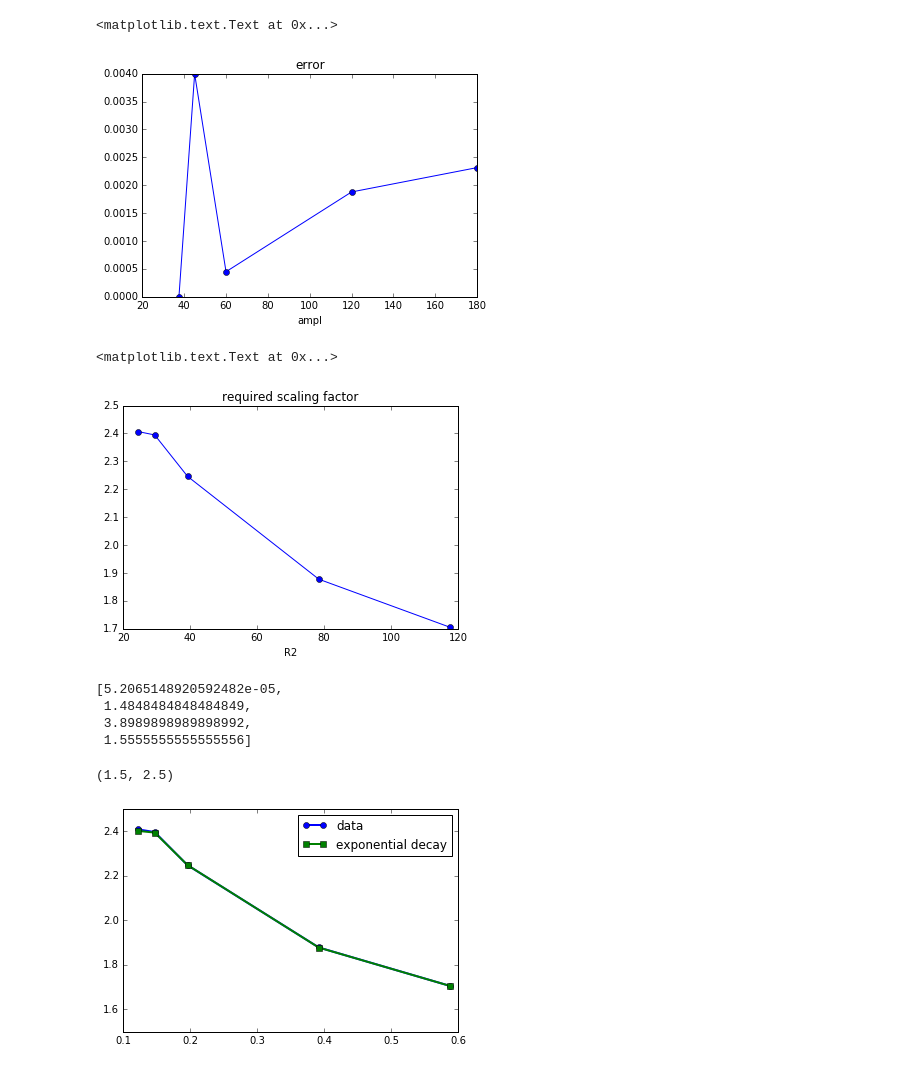
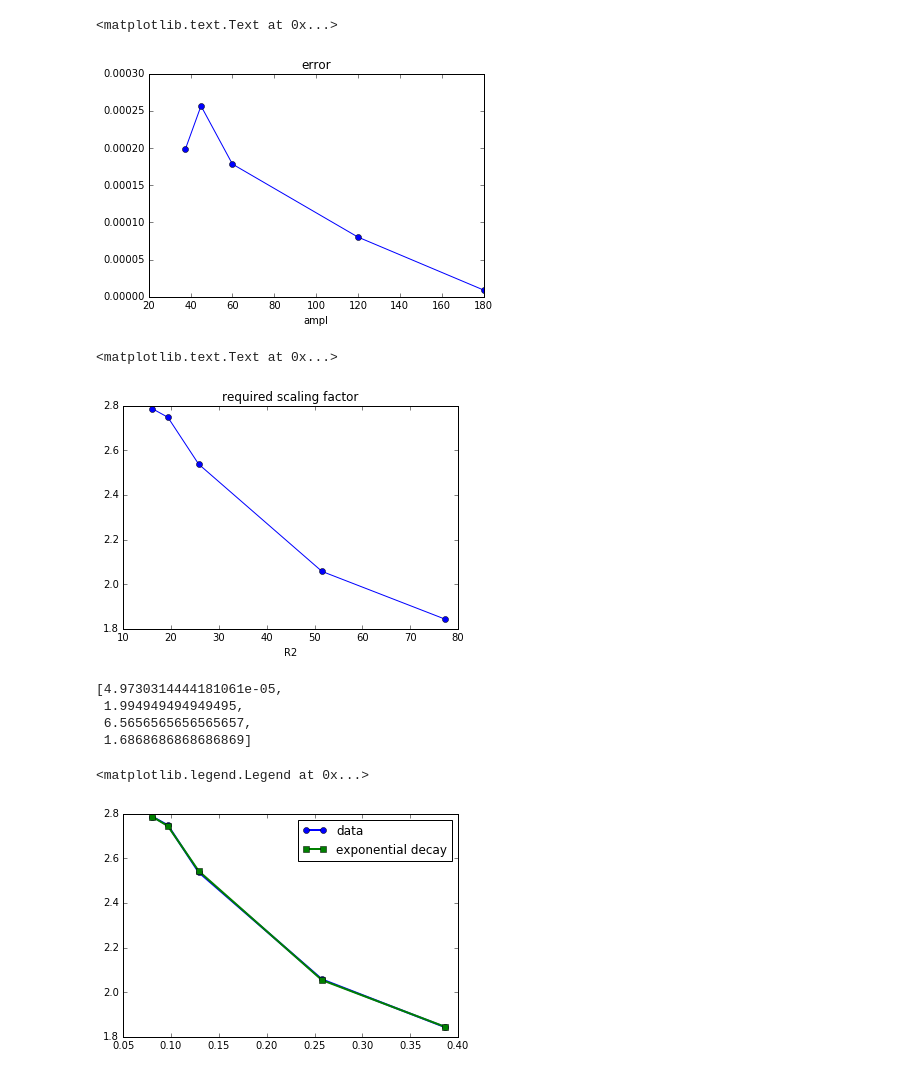
Before and after one commit to mbeyeler/pulse2percept, a Jupyter notebook: examples/notebooks/1.1-mb-exp-nanduri2012-fix.ipynb, the cells around one changed output. Drawn from its saved outputs; the diff is of its cells as text; code cells hidden in the pictures.

```diff
--- a/examples/notebooks/1.1-mb-exp-nanduri2012-fix.ipynb
+++ b/examples/notebooks/1.1-mb-exp-nanduri2012-fix.ipynb
@@ -105,7 +105,7 @@ ntm = NewTemporalModel(model='Nanduri')
 # to make the model output match the Nanduri amplitude data?
 
 # Search a wide range of scaling factors
-scales = np.linspace(1, 3, 500)
+scales = np.linspace(1, 3, 1000)
 
 all_err = []
 all_scale = []
@@ -140,24 +140,24 @@ plt.title('error')
 plt.xlabel('ampl')
 # %% [output]
 <matplotlib.text.Text at 0x...>
-[figure, old version]
+[figure, new version]
 # %%
-# Looks more like a decaying exponential than a logistic function...
+# Looks like a decaying exponential function...
 plt.plot(all_R2, all_scale, 'o-')
 plt.xlabel('R2')
 plt.title('required scaling factor')
 # %% [output]
 <matplotlib.text.Text at 0x...>
-[figure, old version]
+[figure, new version]
 # %%
 # try to fit the curve with a decaying exponential
 def expdecay(x, n0, lam, shift):
-    return np.minimum(2.4, n0 * np.exp(-lam*x) + shift)
+    return np.minimum(all_scale.max(), n0 * np.exp(-lam*x) + shift)
 # %%
 x = all_R2 / 200
 
-n0 = np.linspace(1, 2, 100)
-lam = np.linspace(2, 4, 100)
+n0 = np.linspace(1.5, 2.5, 100)
+lam = np.linspace(6, 7, 100)
 shi = np.linspace(1, 2, 100)
 
 best_err = np.inf
@@ -176,18 +176,17 @@ for n in n0:
 
 [best_err, best_n0, best_lam, best_s]
 # %% [output]
-[5.2065148920592482e-05,
- 1.4848484848484849,
- 3.8989898989898992,
- 1.5555555555555556]
+[4.9730314444181061e-05,
+ 1.994949494949495,
+ 6.5656565656565657,
+ 1.6868686868686869]
 # %%
 plt.plot(x, all_scale, '-o', linewidth=2, label='data')
 plt.plot(x, expdecay(x, best_n0, best_lam, best_s), '-s', linewidth=2, label='exponential decay')
 plt.legend()
-plt.ylim(1.5, 2.5)
 # %% [output]
-(1.5, 2.5)
+<matplotlib.legend.Legend at 0x...>
-[figure, old version]
+[figure, new version]
 # %%
 # Case in point: If we apply these scaling factors correctly as a function of amplitude,
 # our new implementation should match the Nanduri data
```
Also changed, not shown: parts of 7 cells of this notebook, 2 other files.
